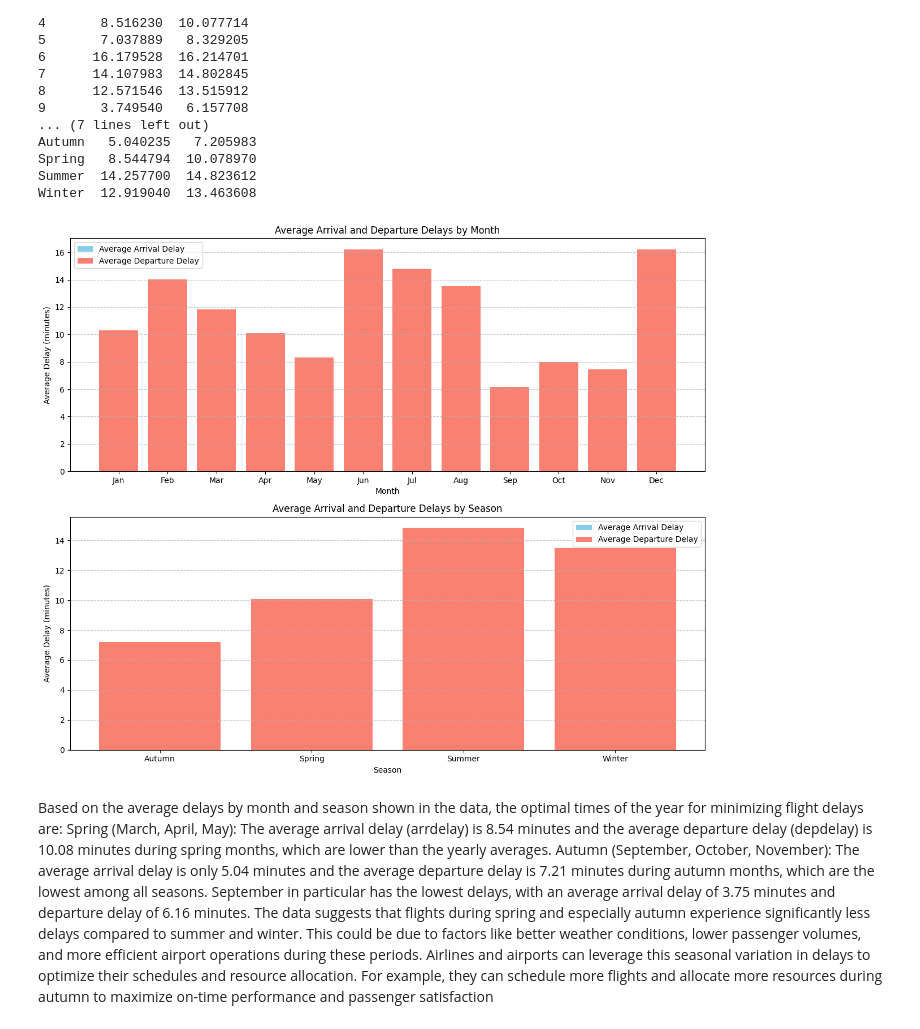
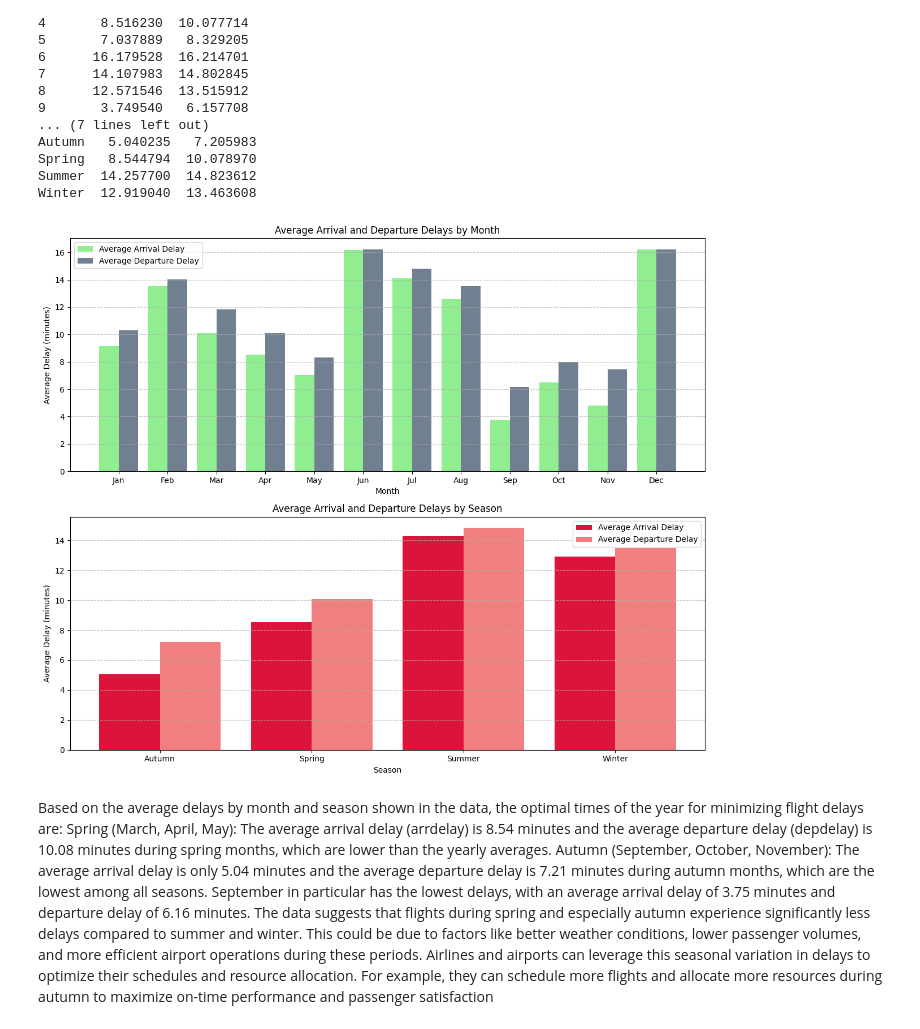
Before and after one commit to irffanhaziq/AirlineOnTimePerformance, a Jupyter notebook: DataMangenmentAssignment2.ipynb, the cells around one changed output. Drawn from its saved outputs; the diff is of its cells as text; code cells hidden in the pictures.

```diff
--- a/DataMangenmentAssignment2.ipynb
+++ b/DataMangenmentAssignment2.ipynb
@@ -50,5 +52,5 @@ import plotly.express as px
 # %%
-url = "/content/drive/MyDrive/24May2024_final.csv"
+url = "/content/drive/MyDrive/24May2024_final2.csv"
 df = pd.read_csv(url)
 df
 # %% [output]
@@ -220,41 +294,41 @@ Spring   8.544794  10.078970
 Summer  14.257700  14.823612
 Winter  12.919040  13.463608
 # %%
-import matplotlib.pyplot as plt
-
-# Calculate average arrival and departure delays for each month
-monthly_delays = df.groupby('month')[['arrdelay', 'depdelay']].mean()
-
-# Calculate average arrival and departure delays for each season
-seasonal_delays = df.groupby('season')[['arrdelay', 'depdelay']].mean()
-
-# Plotting average delays by month
 fig, axes = plt.subplots(2, 1, figsize=(12, 10))
 
-# Plot for monthly delays
-axes[0].bar(monthly_delays.index, monthly_delays['arrdelay'], color='skyblue', label='Average Arrival Delay')
-axes[0].bar(monthly_delays.index, monthly_delays['depdelay'], color='salmon', label='Average Departure Delay')
+# Plot for month delays
+bar_width = 0.4
+bar_positions = monthly_delays.index
+
+axes[0].bar(bar_positions - bar_width/2, monthly_delays['arrdelay'], width=bar_width, color='lightgreen', label='Average Arrival Delay')
+axes[0].bar(bar_positions + bar_width/2, monthly_delays['depdelay'], width=bar_width, color='slategray', label='Average Departure Delay')
 axes[0].set_title('Average Arrival and Departure Delays by Month')
 axes[0].set_xlabel('Month')
 axes[0].set_ylabel('Average Delay (minutes)')
-axes[0].set_xticks(monthly_delays.index)
+axes[0].set_xticks(bar_positions)
 axes[0].set_xticklabels(['Jan', 'Feb', 'Mar', 'Apr', 'May', 'Jun', 'Jul', 'Aug', 'Sep', 'Oct', 'Nov', 'Dec'])
 axes[0].legend()
 axes[0].grid(axis='y', linestyle='--', alpha=0.7)
 
 # Plot for seasonal delays
-axes[1].bar(seasonal_delays.index, seasonal_delays['arrdelay'], color='skyblue', label='Average Arrival Delay')
-axes[1].bar(seasonal_delays.index, seasonal_delays['depdelay'], color='salmon', label='Average Departure Delay')
+num_seasons = len(seasonal_delays)
+bar_positions = [x for x in range(num_seasons)]  # Create bar positions using list comprehension
+bar_width = 0.4  # Width of the bars
+
+axes[1].bar([pos - bar_width/2 for pos in bar_positions], seasonal_delays['arrdelay'], width=bar_width, color='crimson', label='Average Arrival Delay')
+axes[1].bar([pos + bar_width/2 for pos in bar_positions], seasonal_delays['depdelay'], width=bar_width, color='lightcoral', label='Average Departure Delay')
 axes[1].set_title('Average Arrival and Departure Delays by Season')
 axes[1].set_xlabel('Season')
 axes[1].set_ylabel('Average Delay (minutes)')
+axes[1].set_xticks(bar_positions)
+axes[1].set_xticklabels(seasonal_delays.index)
 axes[1].legend()
 axes[1].grid(axis='y', linestyle='--', alpha=0.7)
 
 plt.tight_layout()
 plt.show()
 # %% [output]
-[figure, old version]
+[figure, new version]
 # %% [markdown]
 Based on the average delays by month and season shown in the data, the optimal times of the year for minimizing flight delays are:
 Spring (March, April, May): The average arrival delay (arrdelay) is 8.54 minutes and the average departure delay (depdelay) is 10.08 minutes during spring months, which are lower than the yearly averages.
```
Also changed, not shown: parts of 21 cells of this notebook.
